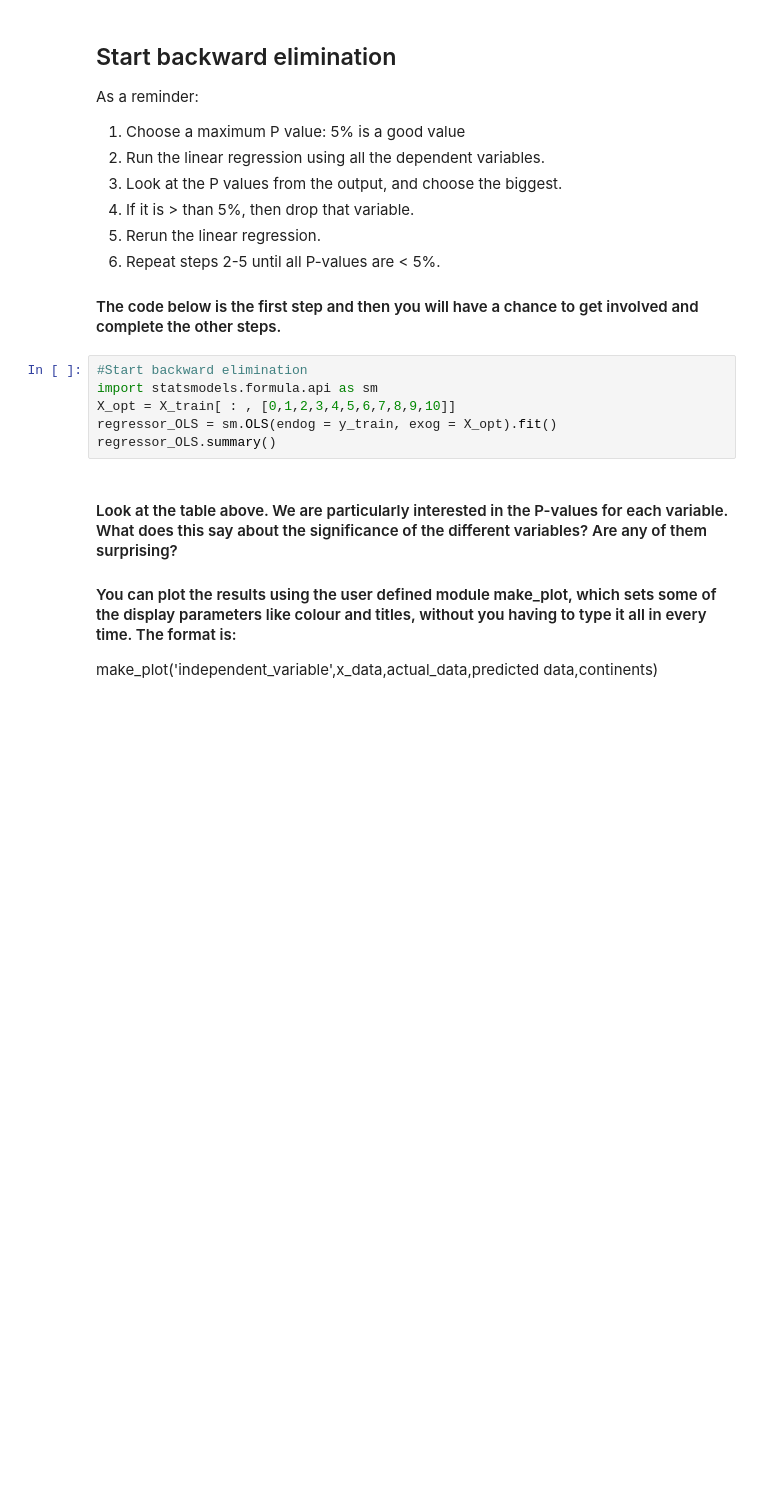
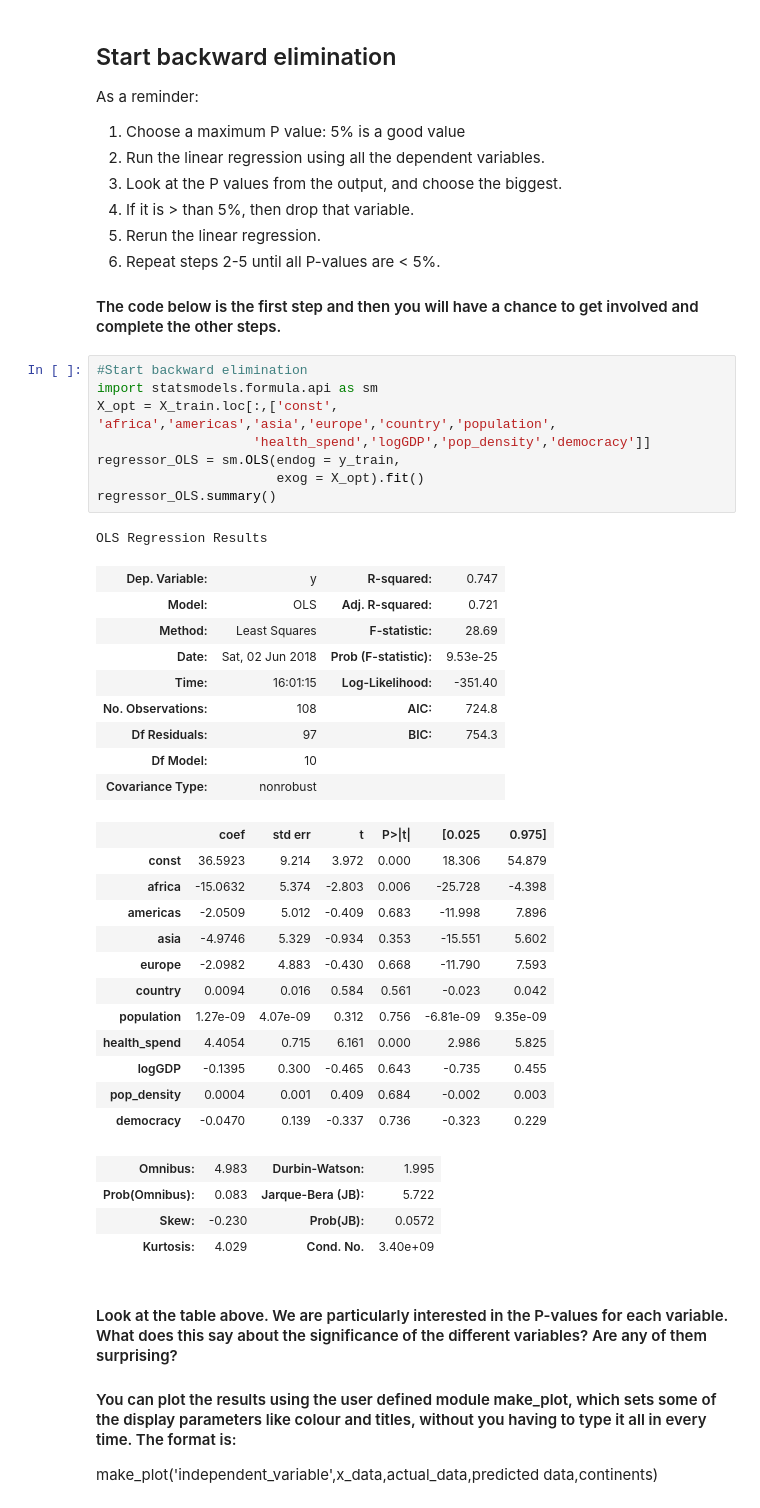
Before and after one commit to DataForGood-Norway/GirlsCanDoIt, a Jupyter notebook: MachineLearning/Lab/Linear Regression Example.ipynb, the cells around one changed output. Saved outputs shown, nothing was run; the diff lists cells and outputs as text; blank space fills up the shorter version.

```diff
--- a/MachineLearning/Lab/Linear Regression Example.ipynb
+++ b/MachineLearning/Lab/Linear Regression Example.ipynb
@@ -200,9 +229,38 @@ As a reminder:
 # %%
 #Start backward elimination
 import statsmodels.formula.api as sm
-X_opt = X_train[ : , [0,1,2,3,4,5,6,7,8,9,10]]
-regressor_OLS = sm.OLS(endog = y_train, exog = X_opt).fit()
+X_opt = X_train.loc[:,['const', 'africa','americas','asia','europe','country','population',
+                    'health_spend','logGDP','pop_density','democracy']]
+regressor_OLS = sm.OLS(endog = y_train,
+                       exog = X_opt).fit()
 regressor_OLS.summary()
+# %% [output]
+OLS Regression Results
+| Dep. Variable: | y | R-squared: | 0.747 |
+| Model: | OLS | Adj. R-squared: | 0.721 |
+| Method: | Least Squares | F-statistic: | 28.69 |
+| Date: | Sat, 02 Jun 2018 | Prob (F-statistic): | 9.53e-25 |
+| Time: | 16:01:15 | Log-Likelihood: | -351.40 |
+| No. Observations: | 108 | AIC: | 724.8 |
+| Df Residuals: | 97 | BIC: | 754.3 |
+| Df Model: | 10 |  |  |
+| Covariance Type: | nonrobust |  |  |
+|  | coef | std err | t | P>|t| | [0.025 | 0.975] |
+| const | 36.5923 | 9.214 | 3.972 | 0.000 | 18.306 | 54.879 |
+| africa | -15.0632 | 5.374 | -2.803 | 0.006 | -25.728 | -4.398 |
+| americas | -2.0509 | 5.012 | -0.409 | 0.683 | -11.998 | 7.896 |
+| asia | -4.9746 | 5.329 | -0.934 | 0.353 | -15.551 | 5.602 |
+| europe | -2.0982 | 4.883 | -0.430 | 0.668 | -11.790 | 7.593 |
+| country | 0.0094 | 0.016 | 0.584 | 0.561 | -0.023 | 0.042 |
+| population | 1.27e-09 | 4.07e-09 | 0.312 | 0.756 | -6.81e-09 | 9.35e-09 |
+| health_spend | 4.4054 | 0.715 | 6.161 | 0.000 | 2.986 | 5.825 |
+| logGDP | -0.1395 | 0.300 | -0.465 | 0.643 | -0.735 | 0.455 |
+| pop_density | 0.0004 | 0.001 | 0.409 | 0.684 | -0.002 | 0.003 |
+| democracy | -0.0470 | 0.139 | -0.337 | 0.736 | -0.323 | 0.229 |
+| Omnibus: | 4.983 | Durbin-Watson: | 1.995 |
+| Prob(Omnibus): | 0.083 | Jarque-Bera (JB): | 5.722 |
+| Skew: | -0.230 | Prob(JB): | 0.0572 |
+| Kurtosis: | 4.029 | Cond. No. | 3.40e+09 |
 # %% [markdown]
 #### Look at the table above.  We are particularly interested in the P-values for each variable.  What does this say about the significance of the different variables?  Are any of them surprising?
 
```
Also changed, not shown: parts of 13 cells of this notebook.
